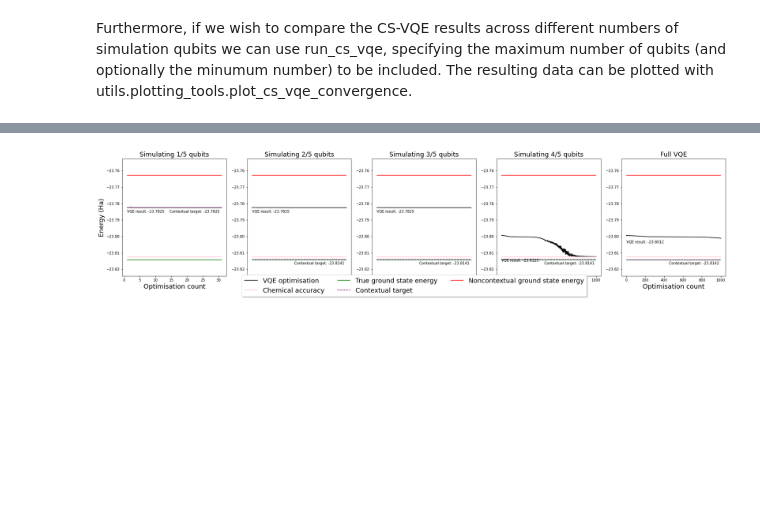
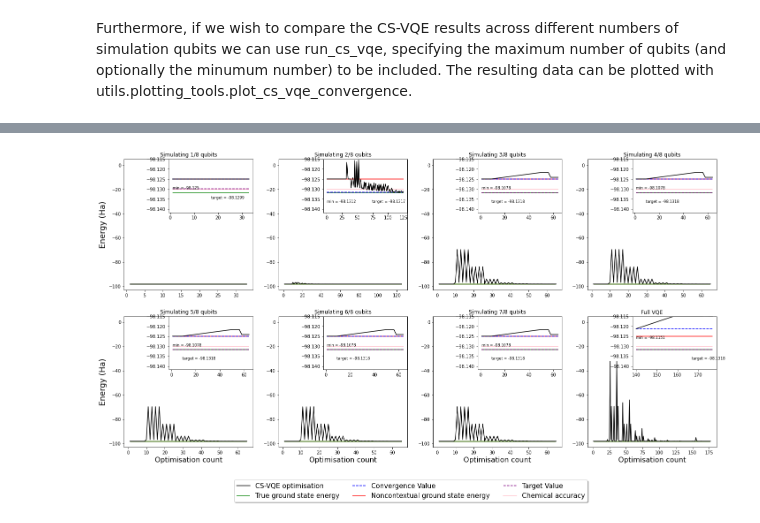
Before and after one commit to wmkirby1/CS-VQE, a Jupyter notebook: usage.ipynb, the cells around one changed output, grey strips where cells are left out. Saved outputs shown, nothing was run; the diff lists cells and outputs as text; code cells hidden in the pictures; blank space fills up the shorter version.

```diff
--- a/usage.ipynb
+++ b/usage.ipynb
@@ -18,14 +18,18 @@ from qiskit.aqua.components.optimizers import IMFIL, NELDER_MEAD
 # %% [markdown]
 First we construct the calculated molecule, obtaining the corresponding Hamiltonian and UCCSD Ansatz operator:
 # %%
-speciesname = "B+_STO-3G_SINGLET"
+speciesname = "FH_STO-3G_SINGLET"
 molecule    = get_molecule(speciesname, taper=True)
 num_qubits  = molecule['num_qubits']
 ham         = molecule['hamiltonian']
-anz         = molecule['uccsdansatz']
+uccsd       = molecule['uccsdansatz']
 hf_config   = molecule['hf_config']
+
+ref = sorted(uccsd.items(), key=lambda x: abs(x[1]))
+ref.reverse()
+uccsd = {op: coeff for op, coeff in ref}
 
 print('Num qubits:',   num_qubits, '\n')
 print('Hamiltonian:',  ham, '\n')
-print('UCCSD Ansatz:', anz)
+print('UCCSD Ansatz:', uccsd)
 # %% [output]
@@ -41,14 +46,16 @@ Our CS-VQE circuit class requires an input Hamiltonian, a noncontextual subset o
 
 Optionally, we may specify the qubit inclusion order (by default the optimal ordering will be determined) and choose which rotations to perform (i.e. just those diagonalising G or the additional unitary partitioning A rotations).
 # %%
-print('Hamiltonian is contextual?', cs_tools.contextualQ_ham(ham))
-terms_noncon = cs_tools.greedy_dfs(ham, 5, criterion='size')[-1]
-print('Noncontextual subset:', terms_noncon)
+print('Hamiltonian is contextual?', cs_tools.contextualQ_ham(ham), '\n')
+terms_noncon = cs_tools.greedy_dfs(ham, 1, criterion='size')[-1]
+print('Noncontextual subset:', terms_noncon, '\n')
 mol_circ = cs_circ.cs_vqe_circuit(hamiltonian = ham,
                                   terms_noncon= terms_noncon,
                                   num_qubits  = num_qubits,
                                   hf_config   = hf_config)
 
-print('Noncontextual ground state:', mol_circ.reference_state())
+print('Noncontextual ground state:', mol_circ.reference_state(), '\n')
+print('CS-VQE errors:')
+mol_circ.plot_cs_vqe_errors()
 # %% [output]
 Hamiltonian is contextual? True
@@ -57,7 +69,11 @@ Noncontextual ground state: 11001
 # %% [markdown]
 Given the number of qubits we wish to simulate, our circ_vqe_circuit instance includes functionality for computing various parameters necessary for constructing a corresponding quantum circuit for our CS-VQE routine:
 # %%
-num_sim_q = 2
+import random
+num_sim_q = mol_circ.chem_acc_num_q
+anz_indicies = [2,4,5] #[random.randint(0, len(uccsd.keys())) for i in range(50)]
+anz = {op:uccsd[op] for op in [list(uccsd.keys())[i] for i in anz_indicies]}
+#anz = uccsd
 
 print('Qubits Included in Simulation:', mol_circ.sim_qubits(num_sim_q)[0])
 print('Mapping onto available qubits:', mol_circ.qubit_map(num_sim_q), '\n')
@@ -109,7 +129,7 @@ fig = plot.plot_parameter_settings(cs_vqe_results)
 Furthermore, if we wish to compare the CS-VQE results across different numbers of simulation qubits we can use run_cs_vqe, specifying the maximum number of qubits (and optionally the minumum number) to be included. The resulting data can be plotted with utils.plotting_tools.plot_cs_vqe_convergence.
 # %%
 mol_circ.run_cs_vqe(anz_terms=anz,
-                     optimizer=NELDER_MEAD(maxiter=10000),
-                     param_bound=np.pi/4,
+                     optimizer=IMFIL(maxiter=10000),
+                     param_bound=np.pi,
                      max_sim_q=num_qubits)
 # %% [output]
@@ -135,9 +155,9 @@ mol_circ.run_cs_vqe(anz_terms=anz,
 # %%
 cs_vqe_results = mol_circ.cs_vqe_results
 title = 'CS-VQE Convergence Test %s' % speciesname
-fig = plot.plot_cs_vqe_convergence_alt(data=cs_vqe_results)
+fig = plot.plot_cs_vqe_convergence(data=cs_vqe_results, title=title)
 # %% [output]
-[figure, old version]
+[figure, new version]
 # %%
 #fig.savefig("plots/FH-CS-VQE-uccsd_ansatz.png", dpi=300)
 # %%
```
Also changed, not shown: parts of 9 cells of this notebook, 4 other files.
